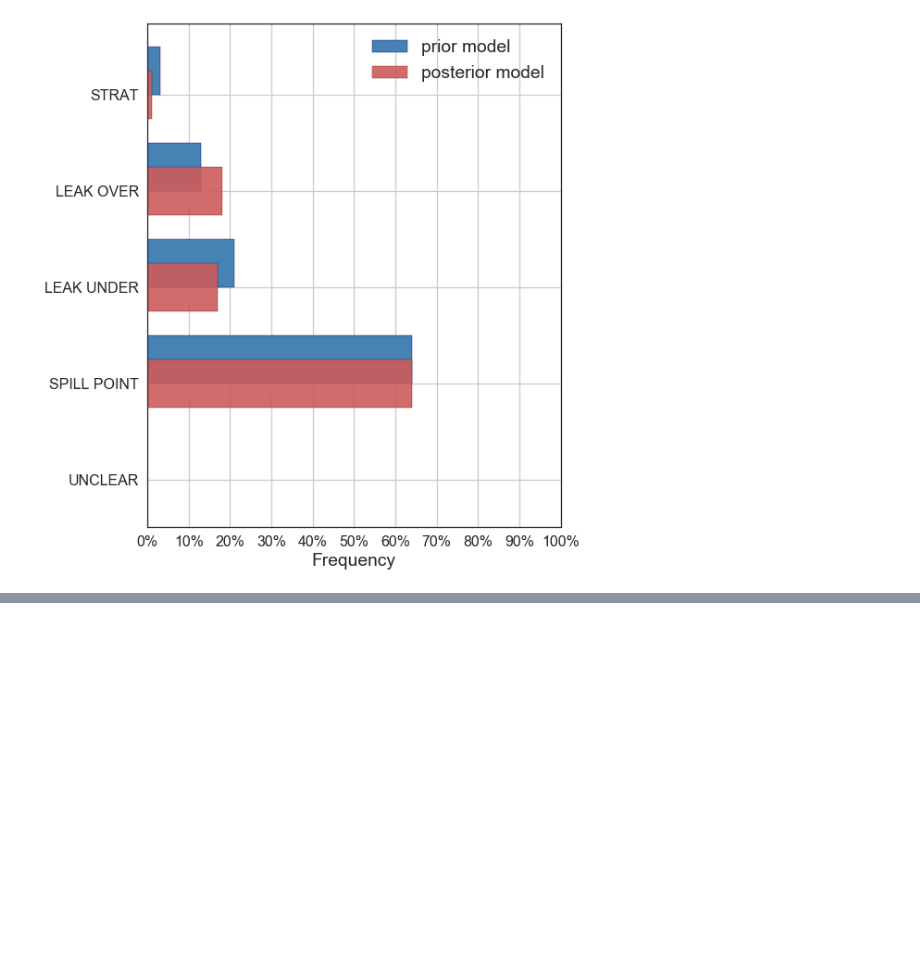
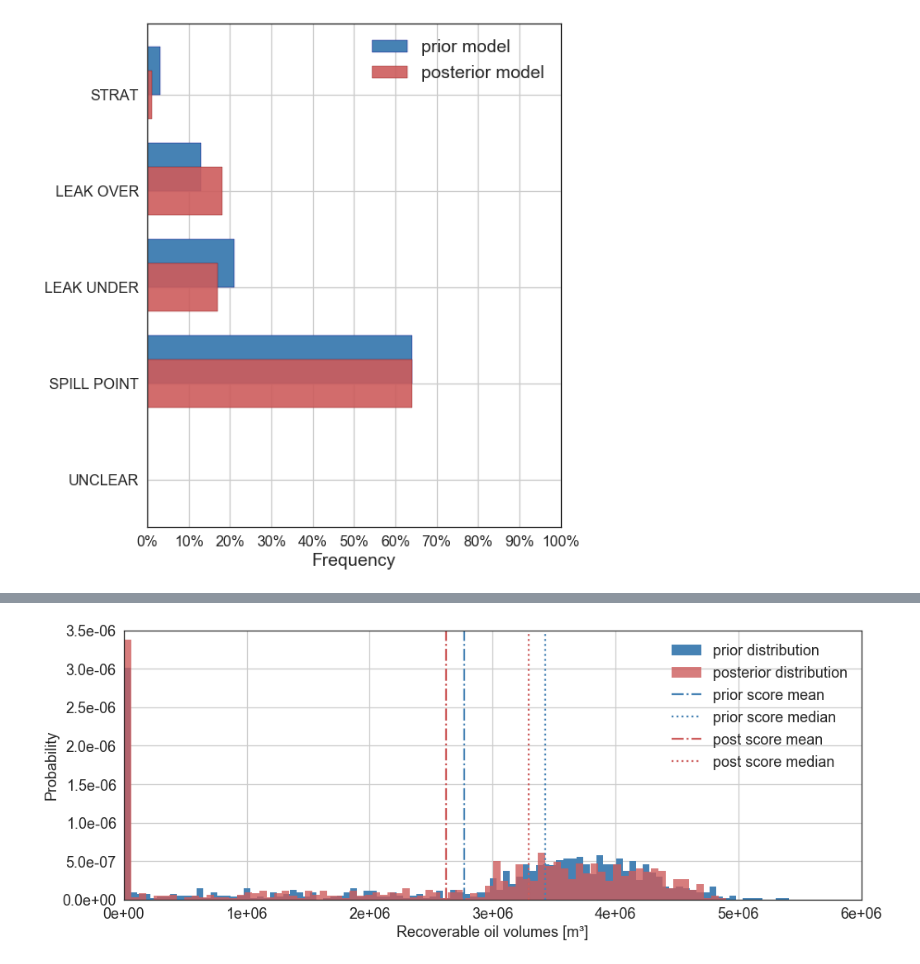
Before and after one commit to nre-aachen/Theses, a Jupyter notebook: Risk analysis/Notebooks/3D Traces Loader.ipynb, the cells around one changed output, grey strips where cells are left out. Cells and saved outputs as stored; diff of their text form; code cells hidden in the pictures; blank space fills up the shorter version.

```diff
--- a/Risk analysis/Notebooks/3D Traces Loader.ipynb
+++ b/Risk analysis/Notebooks/3D Traces Loader.ipynb
@@ -374,7 +374,7 @@ _hist2 = ax.hist(recoverable_reserves_L, bins=100, normed=True, histtype="stepfi
 ax.vlines(recoverable_reserves.mean(), 0, 0.0000035, label="prior score mean", linestyles="-.", color = "steelblue")
 ax.vlines(np.median(recoverable_reserves), 0, 0.0000035, label="prior score median", linestyles=":", color = "steelblue")
 
-ax.vlines(recoverable_reserves_L.mean(), 0, 0.0.0000035, label="post score mean", linestyles="-.", color = "indianred")
+ax.vlines(recoverable_reserves_L.mean(), 0, 0.0000035, label="post score mean", linestyles="-.", color = "indianred")
 ax.vlines(np.median(recoverable_reserves_L), 0, 0.0000035, label="post score median", linestyles=":", color = "indianred")
 
 #plt.vlines(0, 0, 1.1 * np.max(_hist1[0]), label="zero score", linestyles="-")
@@ -392,3 +391,4 @@ SyntaxError: invalid syntax (<ipython-input-367-1975f1fab806>, line 21)
+[figure, added]
 # %%
 estimates_s = np.arange(0,6000000, 10000)
 
```
Also changed, not shown: parts of 7 cells of this notebook, 33 other files.
